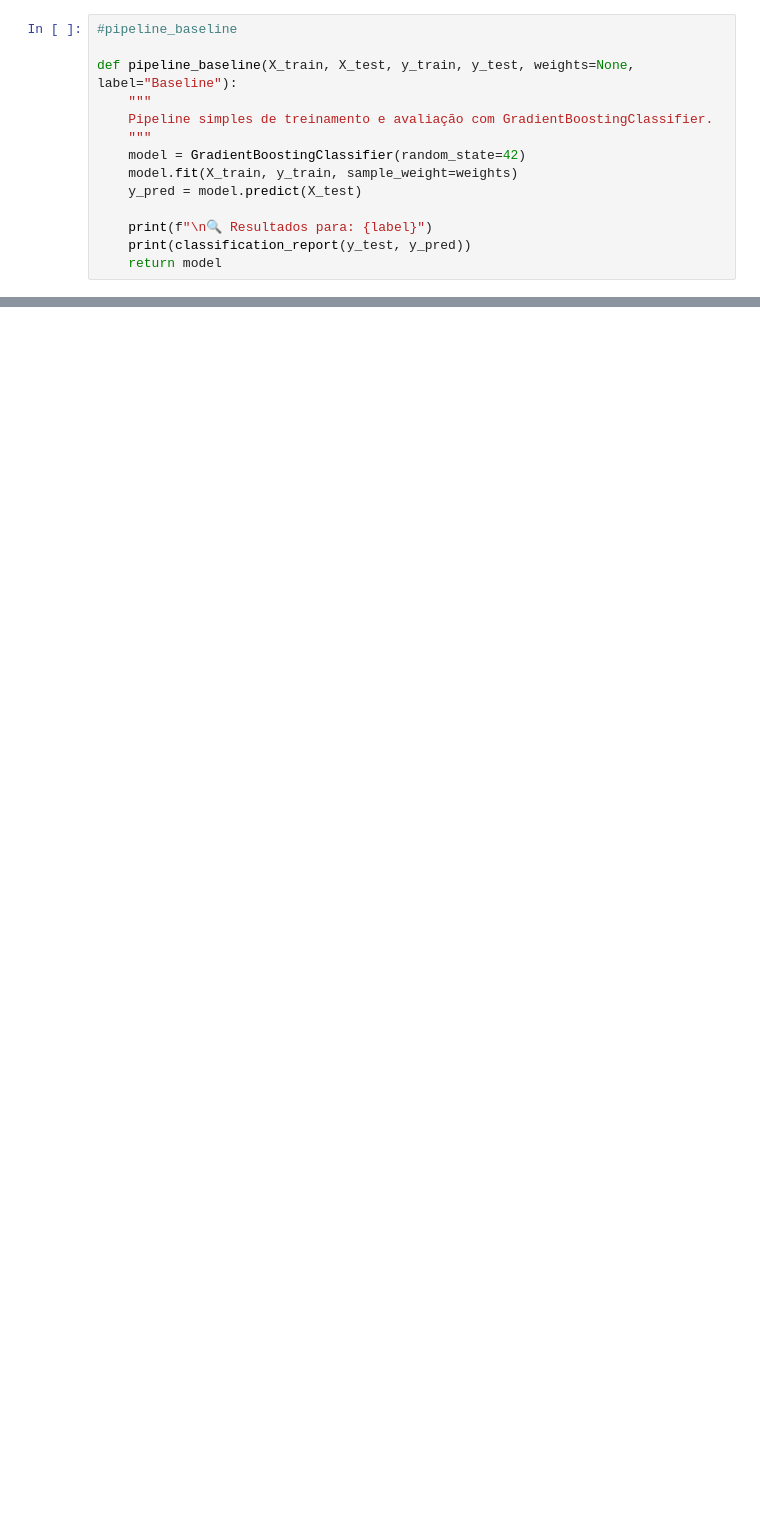
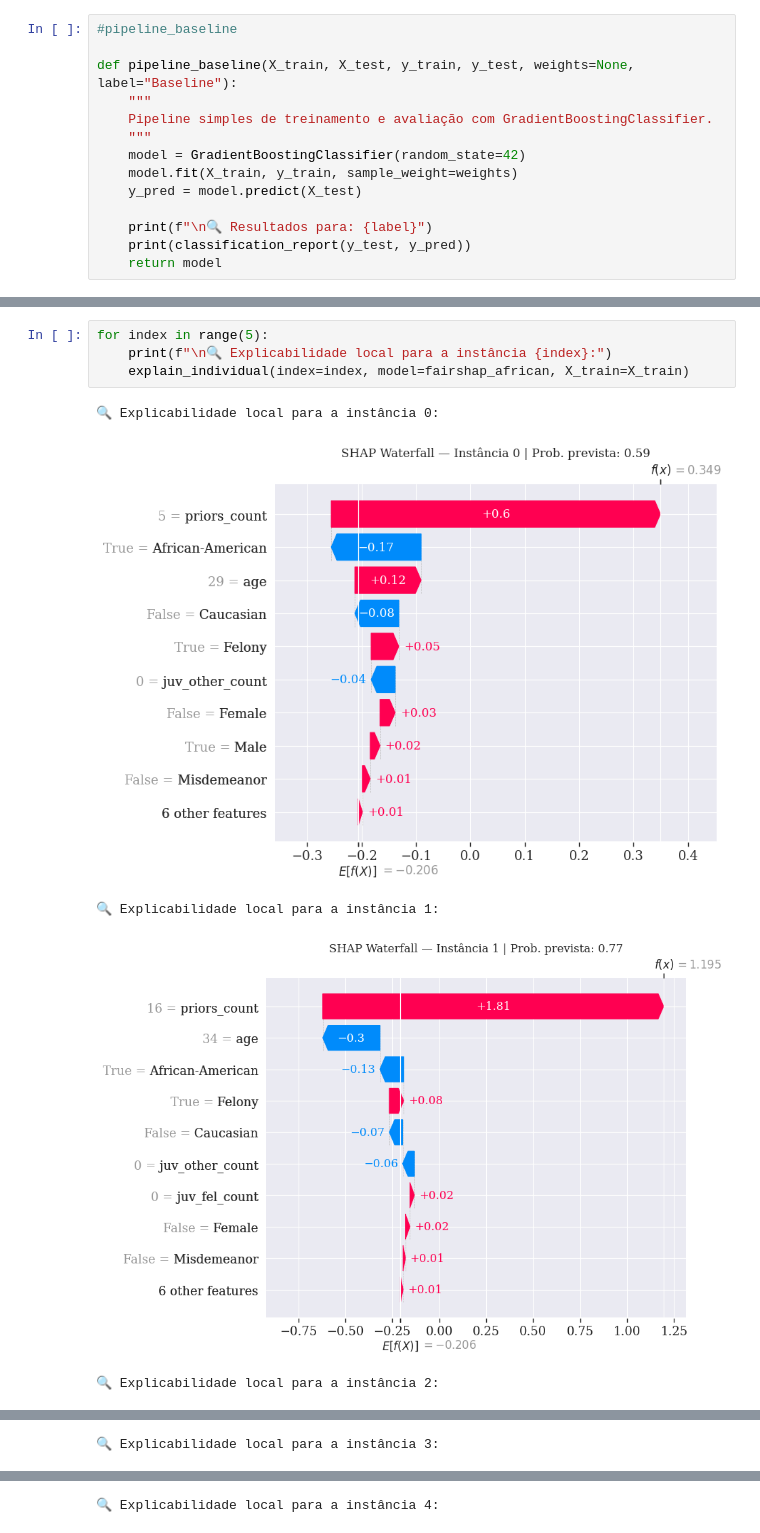
Before and after one commit to davimart/psg-compas, a Jupyter notebook: FairShap_COMPAS.ipynb, the cells around one changed output, grey strips where cells are left out. Cells and saved outputs as stored; diff of their text form; blank space fills up the shorter version.

```diff
--- a/FairShap_COMPAS.ipynb
+++ b/FairShap_COMPAS.ipynb
@@ -725,0 +1006,10 @@ AfricanAmerican
+# %%
+for index in range(5):
+    print(f"\n🔍 Explicabilidade local para a instância {index}:")
+    explain_individual(index=index, model=fairshap_african, X_train=X_train)
+# %% [output]
+🔍 Explicabilidade local para a instância 0:
+[figure, added]
+🔍 Explicabilidade local para a instância 1:
+[figure, added]
+🔍 Explicabilidade local para a instância 2:
@@ -725,0 +1017 @@ AfricanAmerican
+🔍 Explicabilidade local para a instância 3:
@@ -725,0 +1019 @@ AfricanAmerican
+🔍 Explicabilidade local para a instância 4:
```
Also changed, not shown: parts of 59 cells of this notebook, 3 other files.
